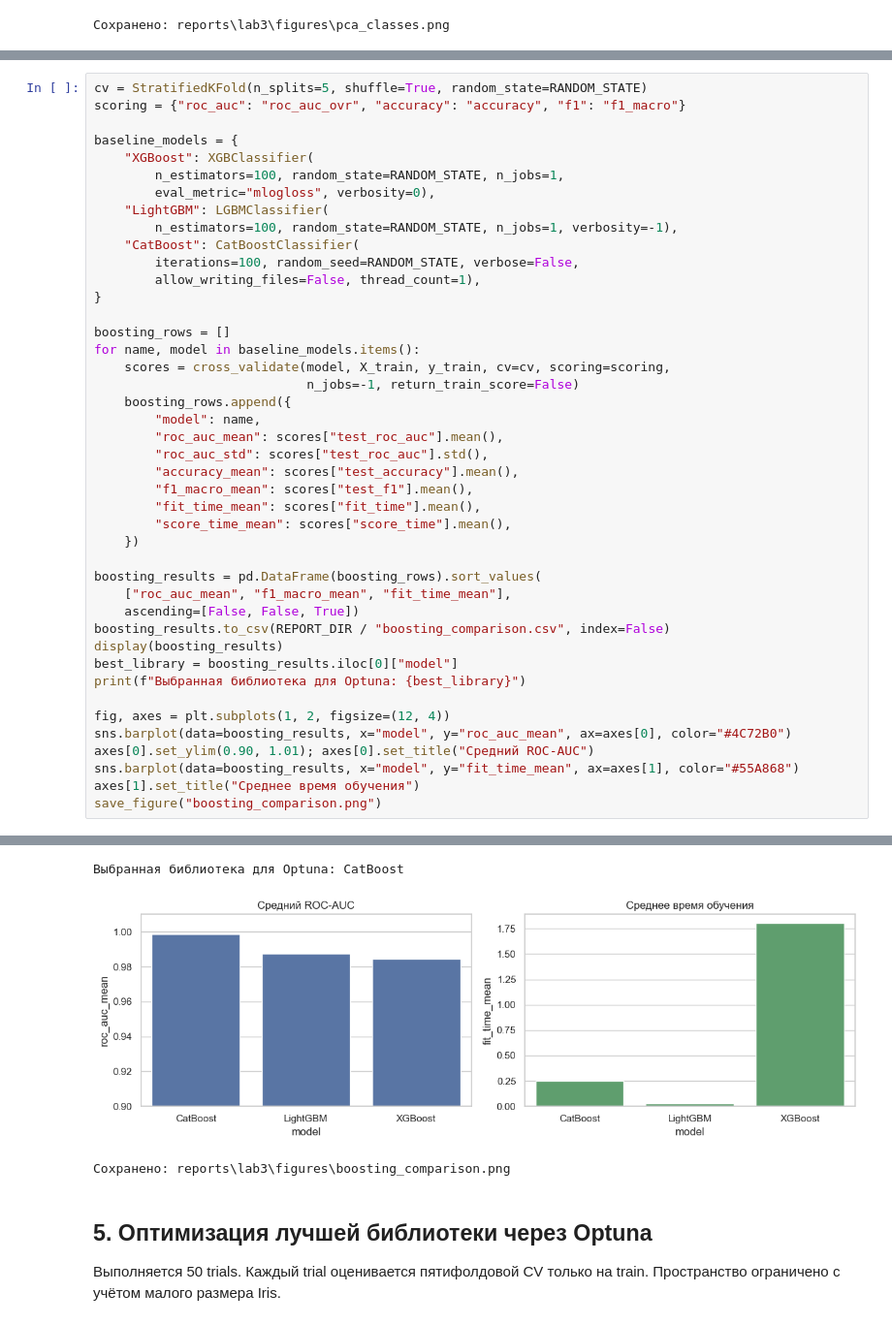
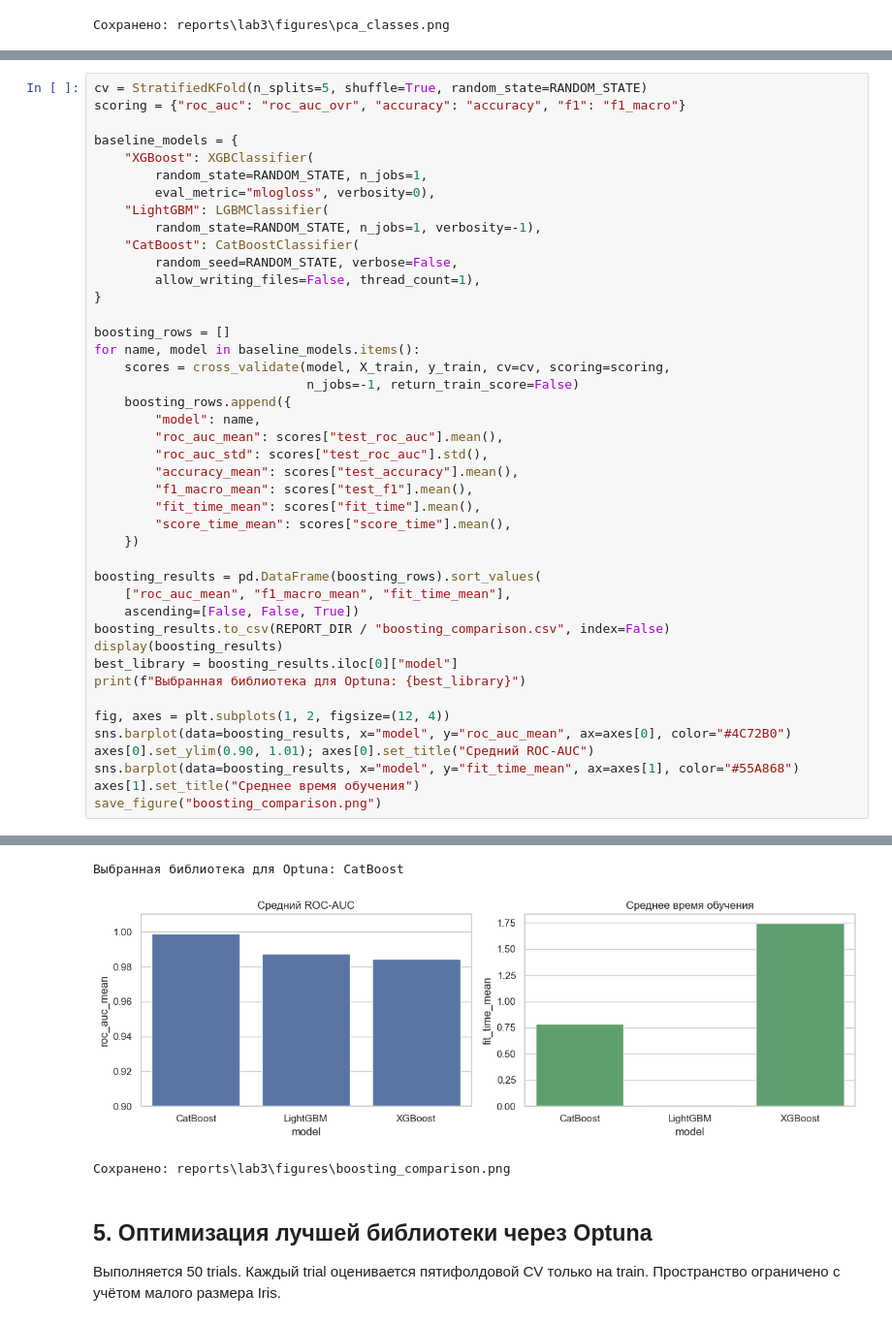
Before and after one commit to Kuzina-Varya/MWwithD, a Jupyter notebook: notebooks/lab3_iris_variant10.ipynb, the cells around one changed output, grey strips where cells are left out. Shown at 97% size. Cells and saved outputs as stored; diff of their text form.

```diff
--- a/notebooks/lab3_iris_variant10.ipynb
+++ b/notebooks/lab3_iris_variant10.ipynb
@@ -175,12 +177,12 @@ scoring = {"roc_auc": "roc_auc_ovr", "accuracy": "accuracy", "f1": "f1_macro"}
 
 baseline_models = {
     "XGBoost": XGBClassifier(
-        n_estimators=100, random_state=RANDOM_STATE, n_jobs=1,
+        random_state=RANDOM_STATE, n_jobs=1,
         eval_metric="mlogloss", verbosity=0),
     "LightGBM": LGBMClassifier(
-        n_estimators=100, random_state=RANDOM_STATE, n_jobs=1, verbosity=-1),
+        random_state=RANDOM_STATE, n_jobs=1, verbosity=-1),
     "CatBoost": CatBoostClassifier(
-        iterations=100, random_seed=RANDOM_STATE, verbose=False,
+        random_seed=RANDOM_STATE, verbose=False,
         allow_writing_files=False, thread_count=1),
 }
 
@@ -220,5 +222,5 @@ save_figure("boosting_comparison.png")
 Выбранная библиотека для Optuna: CatBoost
-[figure, old version]
+[figure, new version]
 Сохранено: reports\lab3\figures\boosting_comparison.png
 # %% [markdown]
 ## 5. Оптимизация лучшей библиотеки через Optuna
```
Also changed, not shown: parts of 6 cells of this notebook, 10 other files.
